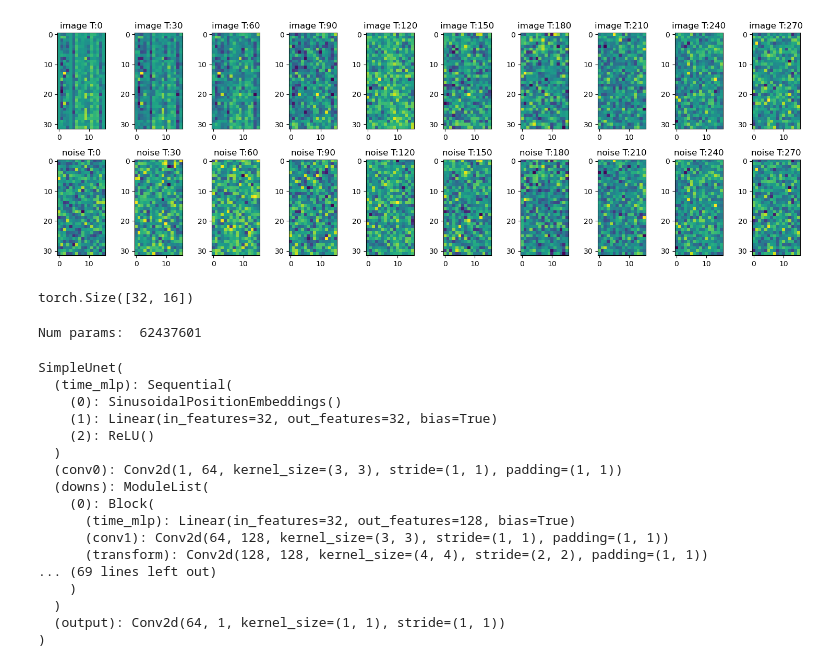
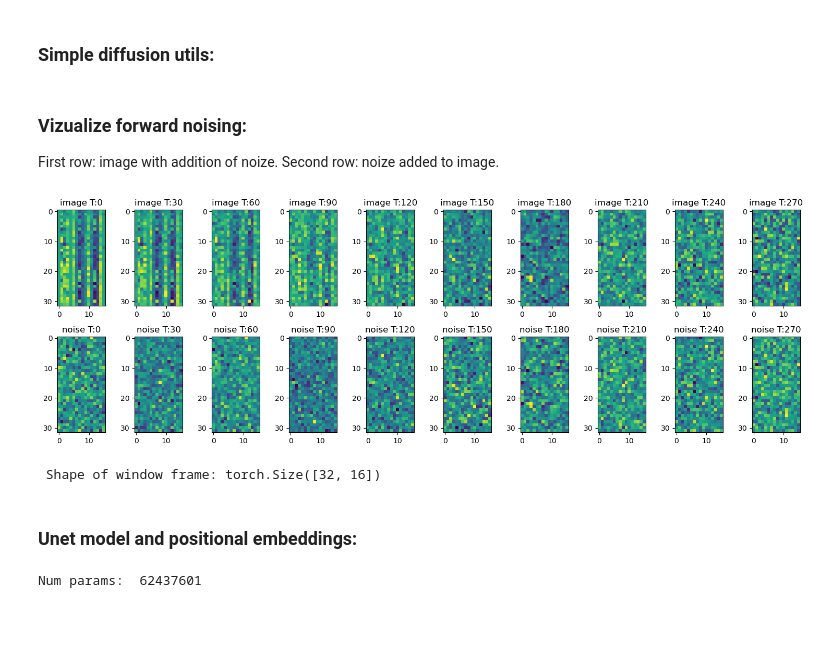
Before and after one commit to insdout/Time-Series-Hybrid-Autoencoder, a Jupyter notebook: Diffusion.ipynb, the cells around one changed output. Drawn from its saved outputs; the diff is of its cells as text; code cells hidden in the pictures; blank space fills up the shorter version.

```diff
--- a/Diffusion.ipynb
+++ b/Diffusion.ipynb
@@ -44,3 +55,5 @@ show_images(train_loader.dataset)
+# %% [markdown]
+### Simple diffusion utils:
 # %%
 import torch.nn.functional as F
 
@@ -87,32 +108,40 @@ sqrt_recip_alphas = torch.sqrt(1.0 / alphas)
 sqrt_alphas_cumprod = torch.sqrt(alphas_cumprod)
 sqrt_one_minus_alphas_cumprod = torch.sqrt(1. - alphas_cumprod)
 posterior_variance = betas * (1. - alphas_cumprod_prev) / (1. - alphas_cumprod)
+# %% [markdown]
+### Vizualize forward noising:
+
+First row: image with addition of noize.
+Second row: noize added to image.
 # %%
-image = next(iter(train_loader))[0][0]
+#Take random window frame from dataset:
+image = train_loader.dataset[random.choice(range(len(train_loader.dataset)))][0]
 
 
 
 num_images = 10
 stepsize = int(T/num_images)
 
 fig, axs = plt.subplots(2, num_images, figsize=(15,5))
 
-
+# Apply noize according to the stepsize of T:
 for i,idx in enumerate(range(0, T, stepsize)):
     t = torch.Tensor([idx]).type(torch.int64)
     image, noise = forward_diffusion_sample(image, t)
     axs[0][i].imshow(image)
     axs[0][i].set_title(f"image T:{idx}")
     axs[1][i].imshow(noise)
     axs[1][i].set_title(f"noise T:{idx}")
     #print(i, 1)
 plt.tight_layout()
 # %% [output]
-[figure, old version]
+[figure, new version]
 # %%
-image.shape
+print(f" Shape of window frame: {image.shape}")
 # %% [output]
-torch.Size([32, 16])
+ Shape of window frame: torch.Size([32, 16])
+# %% [markdown]
+### Unet model and positional embeddings:
 # %%
 from torch import nn
 import math
@@ -124,6 +153,8 @@ class Block(nn.Module):
         self.time_mlp =  nn.Linear(time_emb_dim, out_ch)
         if up:
             self.conv1 = nn.Conv2d(2*in_ch, out_ch, 3, padding=1)
+            # torch.nn.ConvTranspose2d(in_channels, out_channels, kernel_size, stride, padding, ...)
+            # see: https://discuss.pytorch.org/t/the-output-size-of-convtranspose2d-differs-from-the-expected-output-size/1876
             self.transform = nn.ConvTranspose2d(out_ch, out_ch, 4, 2, 1)
         else:
             self.conv1 = nn.Conv2d(in_ch, out_ch, 3, padding=1)
@@ -209,31 +240,14 @@ class SimpleUnet(nn.Module):
             residual_inputs.append(x)
         for up in self.ups:
             residual_x = residual_inputs.pop()
-            # Add residual x as additional channels
 
             x = torch.cat((x, residual_x), dim=1)
             x = up(x, t)
         return self.output(x)
-
-model = SimpleUnet()
-print("Num params: ", sum(p.numel() for p in model.parameters()))
-model
-# %% [output]
-Num params:  62437601
-SimpleUnet(
-  (time_mlp): Sequential(
-    (0): SinusoidalPositionEmbeddings()
-    (1): Linear(in_features=32, out_features=32, bias=True)
-    (2): ReLU()
-  )
-  (conv0): Conv2d(1, 64, kernel_size=(3, 3), stride=(1, 1), padding=(1, 1))
-  (downs): ModuleList(
-    (0): Block(
-      (time_mlp): Linear(in_features=32, out_features=128, bias=True)
-      (conv1): Conv2d(64, 128, kernel_size=(3, 3), stride=(1, 1), padding=(1, 1))
-      (transform): Conv2d(128, 128, kernel_size=(4, 4), stride=(2, 2), padding=(1, 1))
-... (69 lines left out)
-    )
-  )
-  (output): Conv2d(64, 1, kernel_size=(1, 1), stride=(1, 1))
-)
+# %%
+from torchinfo import summary
+
+model = SimpleUnet()
+print("Num params: ", sum(p.numel() for p in model.parameters()))
+# %% [output]
+Num params:  62437601
```
Also changed, not shown: parts of 19 cells of this notebook.
